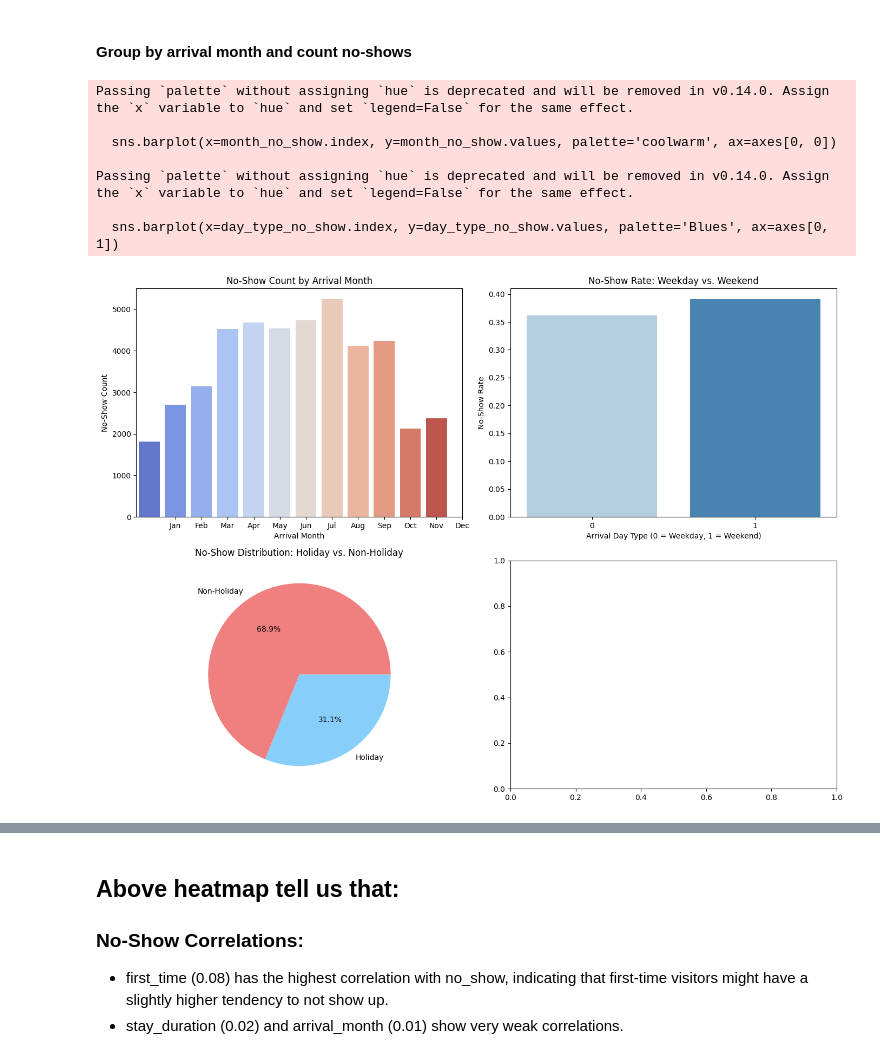
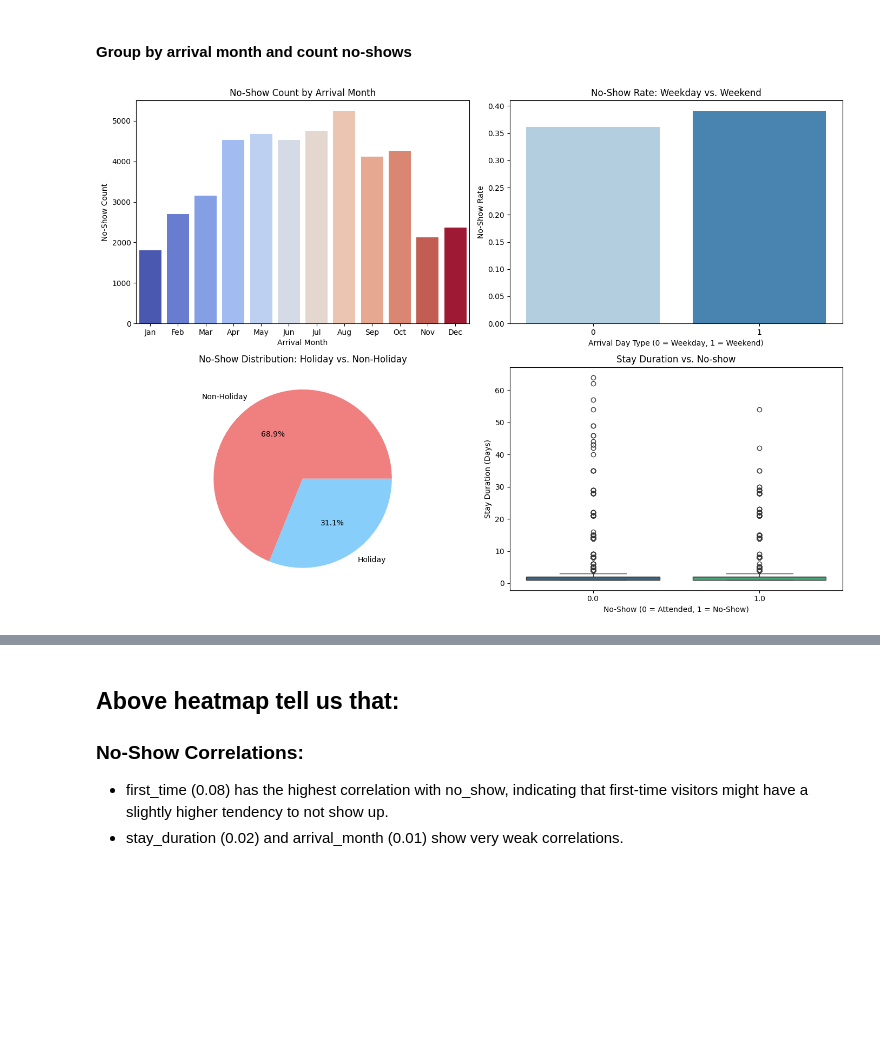
Before and after one commit to e-seet/inf2008ML, a Jupyter notebook: notebook-v2.ipynb, the cells around one changed output, grey strips where cells are left out. Saved outputs shown, nothing was run; the diff lists cells and outputs as text; code cells hidden in the pictures; blank space fills up the shorter version.

Commit message:
Update graphs

```diff
--- a/notebook-v2.ipynb
+++ b/notebook-v2.ipynb
@@ -1814,93 +1833,51 @@ num_adults                      0.243824
 # %% [markdown]
 #### Group by arrival month and count no-shows
 # %%
-# # Set up the figure layout
-# fig, axes = plt.subplots(2, 2, figsize=(14, 10))
-
-# # 1. Bar Chart: No-show Count by Arrival Month
-# sns.barplot(x=data.groupby('arrival_month')['no_show'].sum().index,
-#             y=data.groupby('arrival_month')['no_show'].sum().values,
-#             hue=data.groupby('arrival_month')['no_show'].sum().index,  # Fix: Assign hue
-#             palette='coolwarm', legend=False, ax=axes[0, 0])
-# axes[0, 0].set_title("No-Show Count by Arrival Month")
-# axes[0, 0].set_xlabel("Arrival Month")
-# axes[0, 0].set_ylabel("No-Show Count")
-# axes[0, 0].set_xticks(range(12))
-# axes[0, 0].set_xticklabels(['Jan', 'Feb', 'Mar', 'Apr', 'May', 'Jun',
-#                             'Jul', 'Aug', 'Sep', 'Oct', 'Nov', 'Dec'])
-
-# # 2. Bar Chart: No-show Rate for Arrival Day Type (Weekday vs. Weekend)
-# sns.barplot(x=data.groupby('arrival_day_type')['no_show'].mean().index,
-#             y=data.groupby('arrival_day_type')['no_show'].mean().values,
-#             hue=data.groupby('arrival_day_type')['no_show'].mean().index,  # Fix: Assign hue
-#             palette='Blues', legend=False, ax=axes[0, 1])
-# axes[0, 1].set_title("No-Show Rate: Weekday vs. Weekend")
-# axes[0, 1].set_xlabel("Arrival Day Type (0 = Weekday, 1 = Weekend)")
-# axes[0, 1].set_ylabel("No-Show Rate")
-
-# # 3. Pie Chart: No-show Distribution in Holiday vs. Non-Holiday Season
-# holiday_counts = data.groupby('is_holiday_season_in_country')['no_show'].sum()
-# axes[1, 0].pie(holiday_counts, labels=['Non-Holiday', 'Holiday'], autopct='%1.1f%%', colors=['lightcoral', 'lightskyblue'])
-# axes[1, 0].set_title("No-Show Distribution: Holiday vs. Non-Holiday")
-
-# # 4. Box Plot: Stay Duration vs. No-show Rate
-# sns.boxplot(x=data['no_show'], y=data['stay_duration'],
-#             hue=data['no_show'],  # Fix: Assign hue
-#             palette='viridis', legend=False, ax=axes[1, 1])
-# axes[1, 1].set_title("Stay Duration vs. No-show")
-# axes[1, 1].set_xlabel("No-Show (0 = Attended, 1 = No-Show)")
-# axes[1, 1].set_ylabel("Stay Duration (Days)")
-
-# # Adjust layout and show the plots
-# plt.tight_layout()
-# plt.show()
-
 import matplotlib.pyplot as plt
 import seaborn as sns
 
 # Set up the figure layout
 fig, axes = plt.subplots(2, 2, figsize=(14, 10))
 
 # 1. Bar Chart: No-show Count by Arrival Month
-month_no_show = data.groupby('arrival_month')['no_show'].sum()
-sns.barplot(x=month_no_show.index, y=month_no_show.values, palette='coolwarm', ax=axes[0, 0])
+sns.barplot(x=data.groupby('arrival_month')['no_show'].sum().index,
+            y=data.groupby('arrival_month')['no_show'].sum().values,
+            hue=data.groupby('arrival_month')['no_show'].sum().index,  # Fix: Assign hue
+            palette='coolwarm', legend=False, ax=axes[0, 0])
 axes[0, 0].set_title("No-Show Count by Arrival Month")
 axes[0, 0].set_xlabel("Arrival Month")
 axes[0, 0].set_ylabel("No-Show Count")
-axes[0, 0].set_xticks(range(1, 13))
+axes[0, 0].set_xticks(range(12))
 axes[0, 0].set_xticklabels(['Jan', 'Feb', 'Mar', 'Apr', 'May', 'Jun',
                             'Jul', 'Aug', 'Sep', 'Oct', 'Nov', 'Dec'])
 
 # 2. Bar Chart: No-show Rate for Arrival Day Type (Weekday vs. Weekend)
-day_type_no_show = data.groupby('arrival_day_type')['no_show'].mean()
-sns.barplot(x=day_type_no_show.index, y=day_type_no_show.values, palette='Blues', ax=axes[0, 1])
+sns.barplot(x=data.groupby('arrival_day_type')['no_show'].mean().index,
+            y=data.groupby('arrival_day_type')['no_show'].mean().values,
+            hue=data.groupby('arrival_day_type')['no_show'].mean().index,  # Fix: Assign hue
+            palette='Blues', legend=False, ax=axes[0, 1])
 axes[0, 1].set_title("No-Show Rate: Weekday vs. Weekend")
 axes[0, 1].set_xlabel("Arrival Day Type (0 = Weekday, 1 = Weekend)")
 axes[0, 1].set_ylabel("No-Show Rate")
 
 # 3. Pie Chart: No-show Distribution in Holiday vs. Non-Holiday Season
 holiday_counts = data.groupby('is_holiday_season_in_country')['no_show'].sum()
 axes[1, 0].pie(holiday_counts, labels=['Non-Holiday', 'Holiday'], autopct='%1.1f%%', colors=['lightcoral', 'lightskyblue'])
 axes[1, 0].set_title("No-Show Distribution: Holiday vs. Non-Holiday")
 
 # # 4. Box Plot: Stay Duration vs. No-show Rate
-# sns.boxplot(x=data['no_show'], y=data['stay_duration'], palette='viridis', ax=axes[1, 1])
-# axes[1, 1].set_title("Stay Duration vs. No-show")
-# axes[1, 1].set_xlabel("No-Show (0 = Attended, 1 = No-Show)")
-# axes[1, 1].set_ylabel("Stay Duration (Days)")
+sns.boxplot(x=data['no_show'], y=data['stay_duration'],
+            hue=data['no_show'],  # Fix: Assign hue
+            palette='viridis', legend=False, ax=axes[1, 1])
+axes[1, 1].set_title("Stay Duration vs. No-show")
+axes[1, 1].set_xlabel("No-Show (0 = Attended, 1 = No-Show)")
+axes[1, 1].set_ylabel("Stay Duration (Days)")
 
 # Adjust layout and show the plots
 plt.tight_layout()
 plt.show()
 # %% [output]
-Passing `palette` without assigning `hue` is deprecated and will be removed in v0.14.0. Assign the `x` variable to `hue` and set `legend=False` for the same effect.
-
-  sns.barplot(x=month_no_show.index, y=month_no_show.values, palette='coolwarm', ax=axes[0, 0])
-
-Passing `palette` without assigning `hue` is deprecated and will be removed in v0.14.0. Assign the `x` variable to `hue` and set `legend=False` for the same effect.
-
-  sns.barplot(x=day_type_no_show.index, y=day_type_no_show.values, palette='Blues', ax=axes[0, 1])
-[figure, old version]
+[figure, new version]
 # %%
 import scipy.stats as stats
 
```
Also changed, not shown: parts of 18 cells of this notebook.
